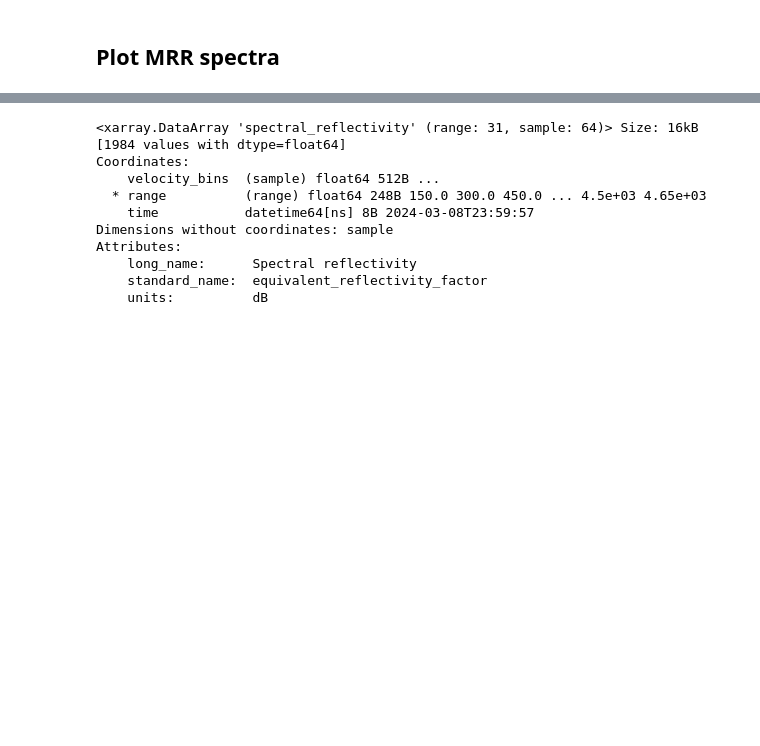
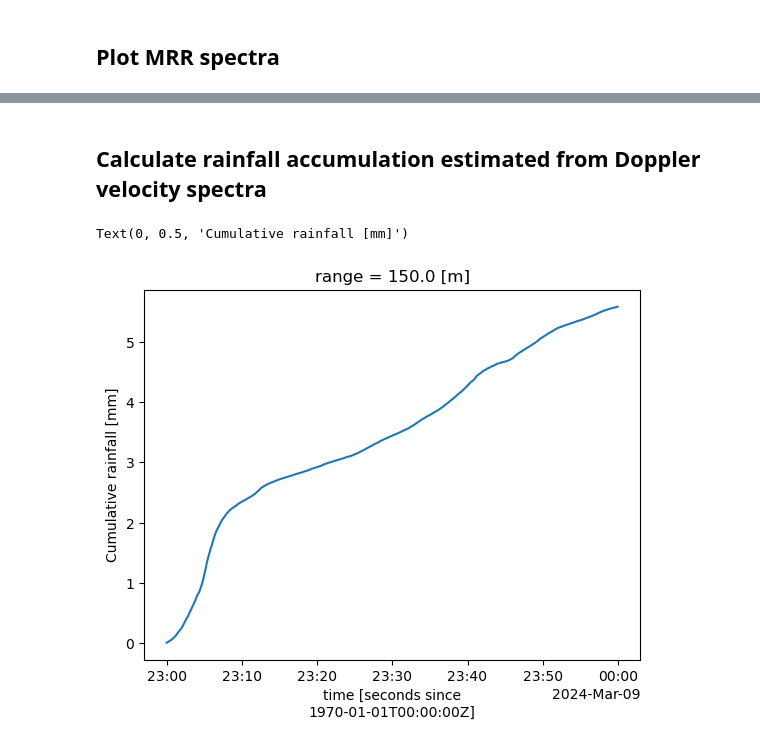
Before and after one commit to openradar/xradar, a Jupyter notebook: examples/notebooks/MRR.ipynb, the cells around one changed output, grey strips where cells are left out. Cells and saved outputs as stored; diff of their text form; code cells hidden in the pictures; blank space fills up the shorter version.

```diff
--- a/examples/notebooks/MRR.ipynb
+++ b/examples/notebooks/MRR.ipynb
@@ -61,14 +58,9 @@ ds['spectral_reflectivity'].isel(index=indicies).T.plot(cmap='ChaseSpectral', x=
-# %%
-ds['spectral_reflectivity'].isel(index=indicies)
-# %% [output]
-<xarray.DataArray 'spectral_reflectivity' (range: 31, sample: 64)> Size: 16kB
-[1984 values with dtype=float64]
-Coordinates:
-    velocity_bins  (sample) float64 512B ...
-  * range          (range) float64 248B 150.0 300.0 450.0 ... 4.5e+03 4.65e+03
-    time           datetime64[ns] 8B 2024-03-08T23:59:57
-Dimensions without coordinates: sample
-Attributes:
-    long_name:      Spectral reflectivity
-    standard_name:  equivalent_reflectivity_factor
-    units:          dB
+# %% [markdown]
+## Calculate rainfall accumulation estimated from Doppler velocity spectra
+# %%
+rainfall = ds['sweep_0']['rainfall_rate'].isel(range=0).cumsum() / 60.
+rainfall.plot()
+plt.ylabel('Cumulative rainfall [mm]')
+# %% [output]
+Text(0, 0.5, 'Cumulative rainfall [mm]')
+[figure, added]
```
Also changed, not shown: parts of 9 cells of this notebook, 1 other file.
